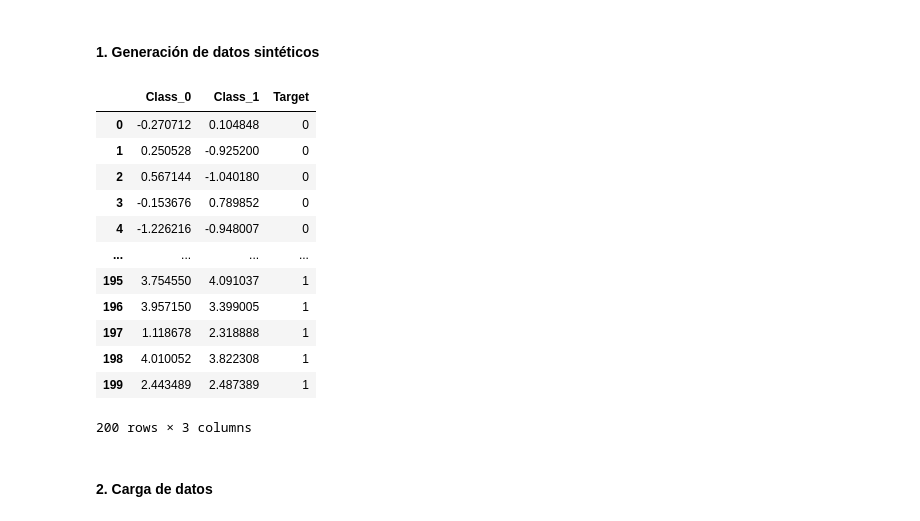
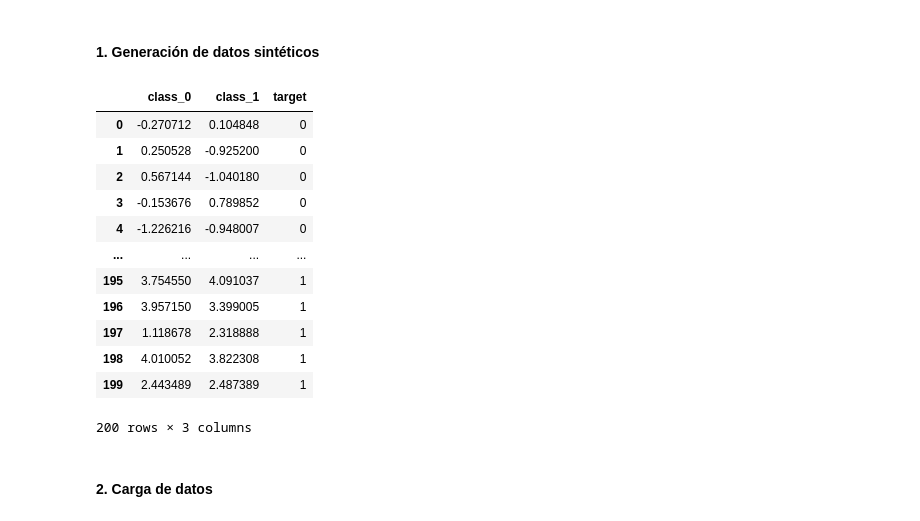
Before and after one commit to viorbe20/ai-machine-learning-systems, a Jupyter notebook: ej1-naive-bayes-knn.ipynb, the cells around one changed output. Cells and saved outputs as stored; diff of their text form; code cells hidden in the pictures.

```diff
--- a/ej1-naive-bayes-knn.ipynb
+++ b/ej1-naive-bayes-knn.ipynb
@@ -28,19 +28,19 @@ class_1_labels = np.ones(100) # Representación de etiquetas como unos
 # %%
 import pandas as pd
 
 # Formateo de datos
 X = np.vstack((class_0_data, class_1_data)) # Une dos matrices en una en forma de pila
 y = np.concatenate((class_0_labels, class_1_labels)) # Concatena las matrices de los nombres en una en forma de columna
 
 # Creación del dataset
-df_classes = pd.concat([pd.DataFrame(X, columns=['Class_0', 'Class_1']) ,  pd.DataFrame(y, columns=['Target'])], axis=1)
+df_classes = pd.concat([pd.DataFrame(X, columns=['class_0', 'class_1']) ,  pd.DataFrame(y, columns=['target'])], axis=1)
 
 # Clase target solo con enteros
-df_classes.Target = df_classes.Target.astype(int)
+df_classes.target = df_classes.target.astype(int)
 
 df_classes
 # %% [output]
-|  | Class_0 | Class_1 | Target |
+|  | class_0 | class_1 | target |
 | 0 | -0.270712 | 0.104848 | 0 |
 | 1 | 0.250528 | -0.925200 | 0 |
 | 2 | 0.567144 | -1.040180 | 0 |
```
Also changed, not shown: parts of 10 cells of this notebook.
